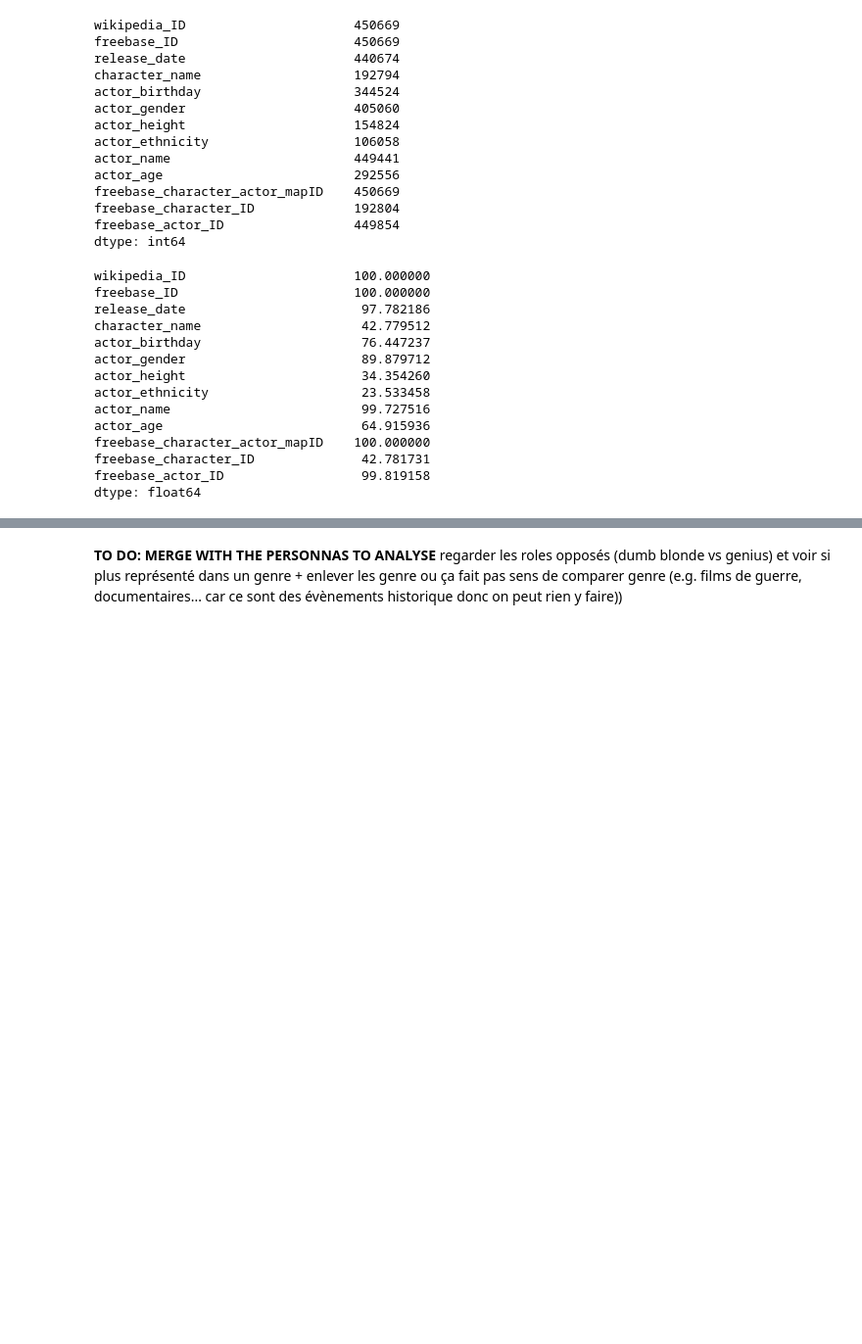
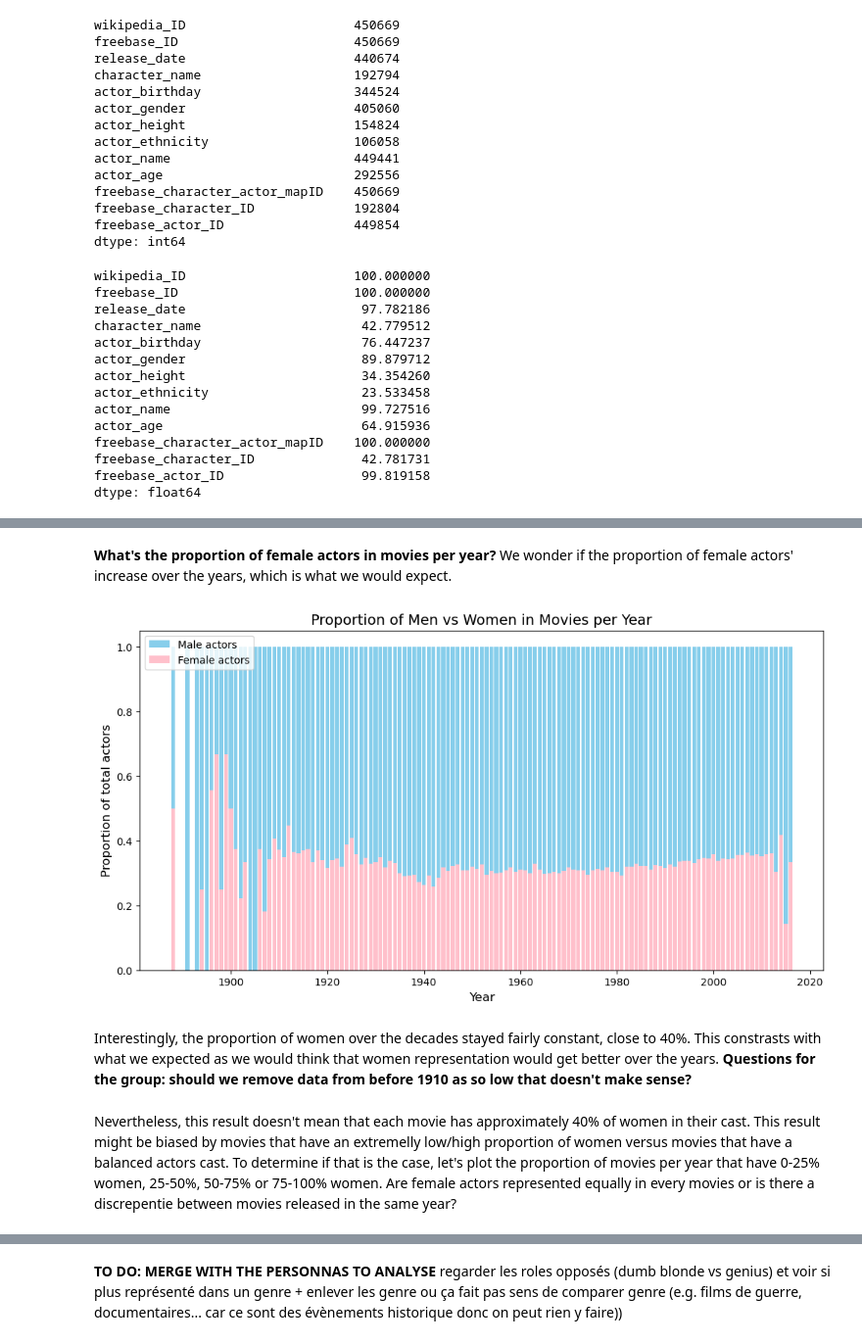
Before and after one commit to epfl-ada/ada-2023-project-badabob, a Jupyter notebook: FirstAnalysis-Victoria.ipynb, the cells around one changed output, grey strips where cells are left out. Shown at 98% size. Saved outputs shown, nothing was run; the diff lists cells and outputs as text; code cells hidden in the pictures; blank space fills up the shorter version.

```diff
--- a/FirstAnalysis-Victoria.ipynb
+++ b/FirstAnalysis-Victoria.ipynb
@@ -554,0 +365,30 @@ Throughout the years, women are significantly younger than men at the 5% signifi
+# %% [markdown]
+**What's the proportion of female actors in movies per year?**
+We wonder if the proportion of female actors' increase over the years, which is what we would expect.
+# %%
+# convert the release_date to a date format (YYYY/MM/DD but any date that initially only has a year will be converted to YYYY/01/01)
+character_metadata_noNA_genderYear['release_date'] = character_metadata_noNA_genderYear['release_date'].astype(str)
+character_metadata_noNA_genderYear['release_date'] = pd.to_datetime(character_metadata_noNA_genderYear['release_date'], format = 'mixed', errors='coerce')
+
+# group the movies by year
+characters_grouped_by_year = character_metadata_noNA_genderYear.groupby(character_metadata_noNA_genderYear['release_date'].dt.year)
+
+# Calculate the proportion of men and women per year
+proportion_female = characters_grouped_by_year['actor_gender'].apply(lambda x: (x == 'F').sum() / len(x))
+proportion_male = 1 - proportion_female
+
+# Plotting the proportion of men vs women per year as a stacked bar chart
+plt.figure(figsize=(12, 6))
+plt.bar(proportion_male.index, proportion_male.values, bottom=proportion_female.values, label='Male actors', color='skyblue')
+plt.bar(proportion_female.index, proportion_female.values, label='Female actors', color='pink')
+plt.title('Proportion of Men vs Women in Movies per Year', fontsize=14)
+plt.xlabel('Year', fontsize=12)
+plt.ylabel('Proportion of total actors', fontsize=12)
+plt.legend()
+plt.show()
+# %% [output]
+[figure, added]
+# %% [markdown]
+Interestingly, the proportion of women over the decades stayed fairly constant, close to 40%. This constrasts with what we expected as we would think that women representation would get better over the years.  **Questions for the group: should we remove data from before 1910 as so low that doesn't make sense?**
+# %% [markdown]
+Nevertheless, this result doesn't mean that each movie has approximately 40% of women in their cast. This result might be biased by movies that have an extremelly low/high proportion of women versus movies that have a balanced actors cast. To determine if that is the case, let's plot the proportion of movies per year that have 0-25% women, 25-50%, 50-75% or 75-100% women. Are female actors represented equally in every movies or is there a discrepentie between movies released in the same year?
```
Also changed, not shown: parts of 57 cells of this notebook.
